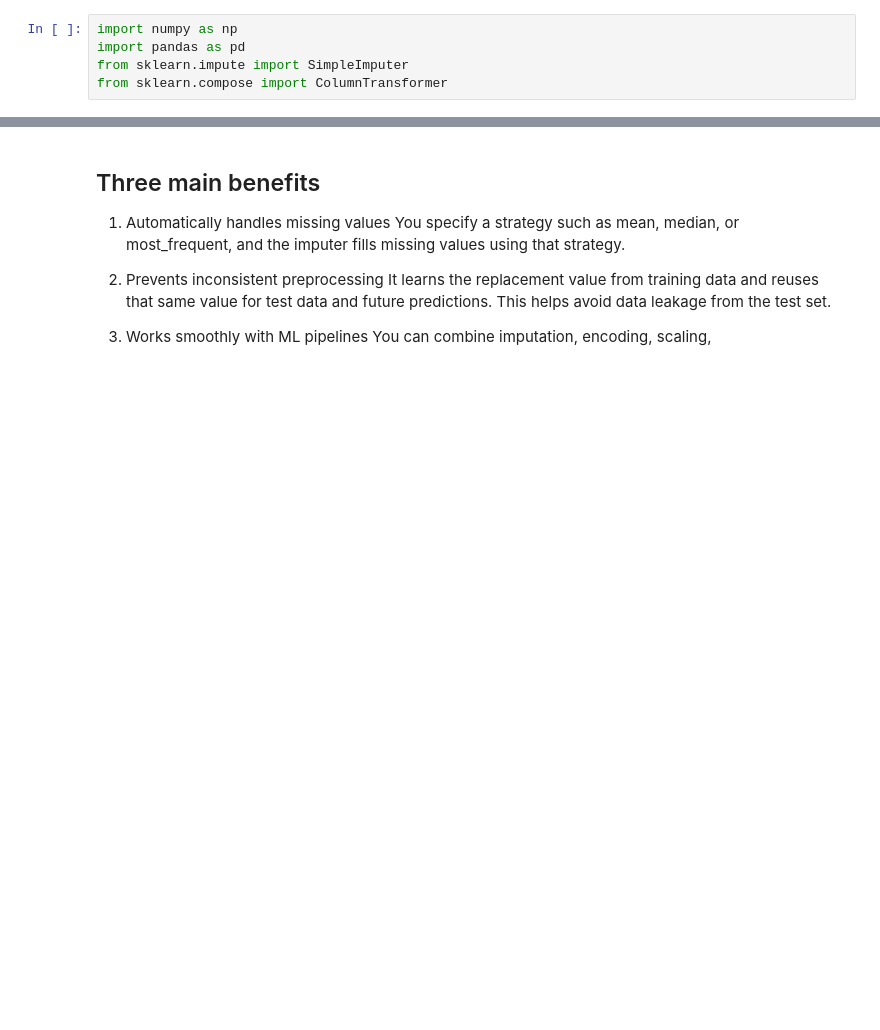
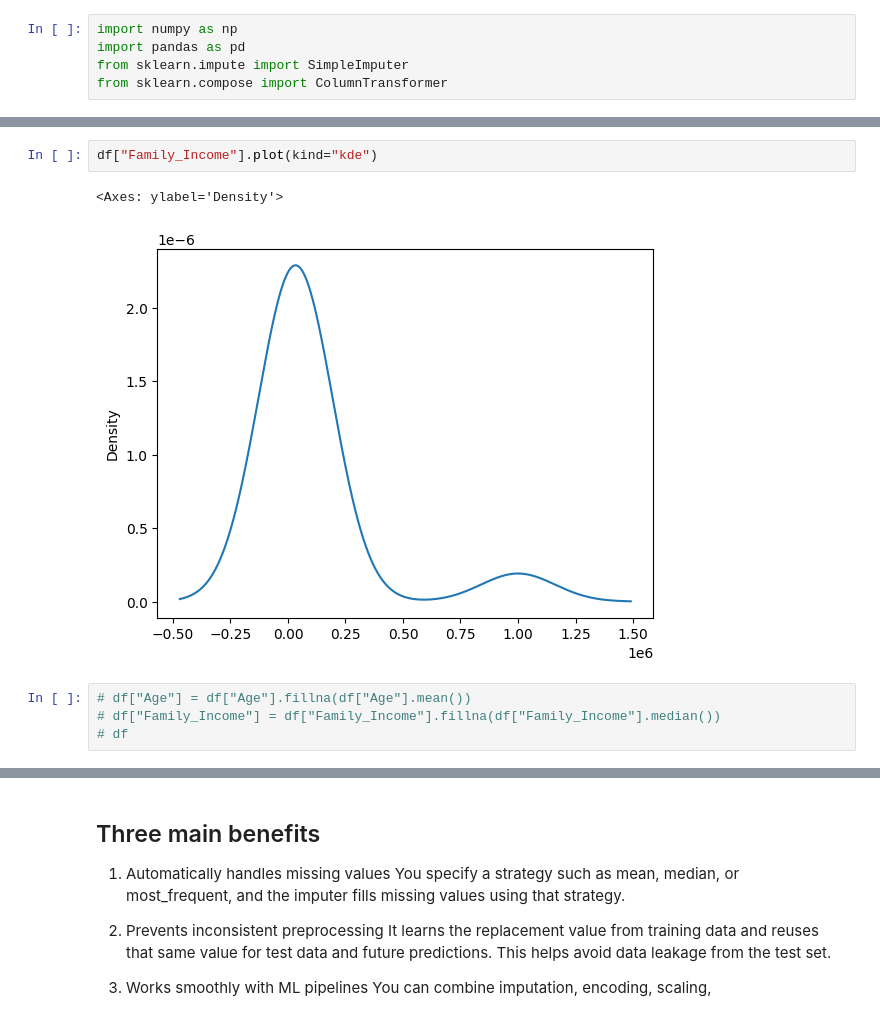
Before and after one commit to Vishalkumar800/ML-Learning, a Jupyter notebook: Imputer.ipynb, the cells around one changed output, grey strips where cells are left out. Cells and saved outputs as stored; diff of their text form; blank space fills up the shorter version.

```diff
--- a/Imputer.ipynb
+++ b/Imputer.ipynb
@@ -48,0 +71,9 @@ df = pd.DataFrame({
+# %%
+df["Family_Income"].plot(kind="kde")
+# %% [output]
+<Axes: ylabel='Density'>
+[figure, added]
+# %%
+# df["Age"] = df["Age"].fillna(df["Age"].mean())
+# df["Family_Income"] = df["Family_Income"].fillna(df["Family_Income"].median())
+# df
```
Also changed, not shown: parts of 5 cells of this notebook.
